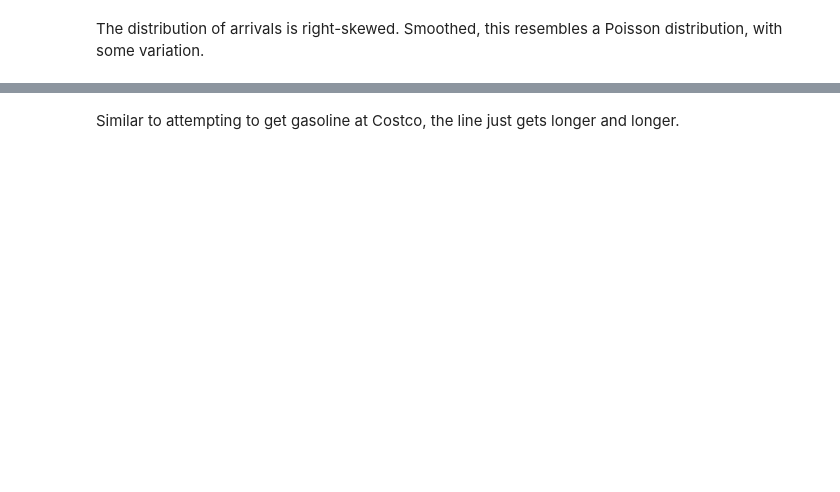
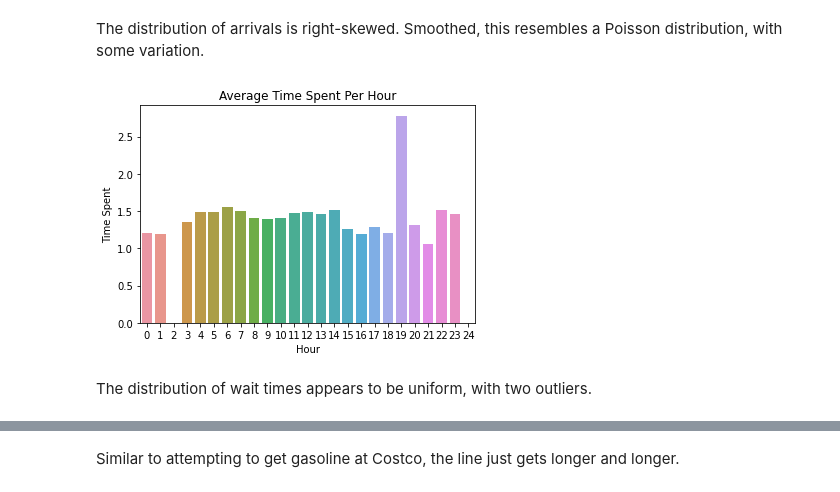
Before and after one commit to st3vejobs/DATA-604, a Jupyter notebook: final_project/DATA_604_Final_Project.ipynb, the cells around one changed output, grey strips where cells are left out. Drawn from its saved outputs; the diff is of its cells as text; code cells hidden in the pictures; blank space fills up the shorter version.

```diff
--- a/final_project/DATA_604_Final_Project.ipynb
+++ b/final_project/DATA_604_Final_Project.ipynb
@@ -167,2 +264,40 @@ plt.show()
 # %% [markdown]
 The distribution of arrivals is right-skewed. Smoothed, this resembles a Poisson distribution, with some variation.
+# %%
+def wait_hourly(df,hour):
+  present = df.apply(lambda df : True
+                 if df['time_hr'] >= float(hour) and df['time_hr'] < float(int(hour + 1)) else False, axis = 1)
+  rows = list(present[present == True].index)
+  return rows
+avg_wait_hourly = {}
+#avg_wait_hourly = DataFrame(columns = ['Average Wait Time'], index = range(0,25))
+for i in range(0,25):
+  indices = wait_hourly(trim_long,i)
+  total_time_hour = 0
+  if len(indices) > 0:
+    for j in indices:
+        total_time_hour += trim_long['duration_hr'][j]
+    avg_time_hr = total_time_hour / (len(indices))
+  else:
+    avg_time_hr = 0
+  try:
+      avg_wait_hourly[i] = avg_time_hr
+  except KeyError:
+      avg_wait_hourly[i] = avg_time_hr
+
+#avg_wait_hourly['Average Wait Time'][i] = avg_time_hr
+
+
+avg_wait_hourly = pd.DataFrame(avg_wait_hourly.items(),columns = ['hour','avg_time_spent'])
+avg_wait_hourly
+
+
+hourly_wait_plot = sns.barplot(x = 'hour',y = 'avg_time_spent', data = avg_wait_hourly)
+hourly_wait_plot.set(title = 'Average Time Spent Per Hour',xlabel = 'Hour', ylabel = 'Time Spent')
+hourly_wait_plot.set_xticklabels(arr.get_xticklabels(), fontsize = 10)
+
+plt.show()
+# %% [output]
+[figure, added]
+# %% [markdown]
+The distribution of wait times appears to be uniform, with two outliers.
```
Also changed, not shown: parts of 52 cells of this notebook.
